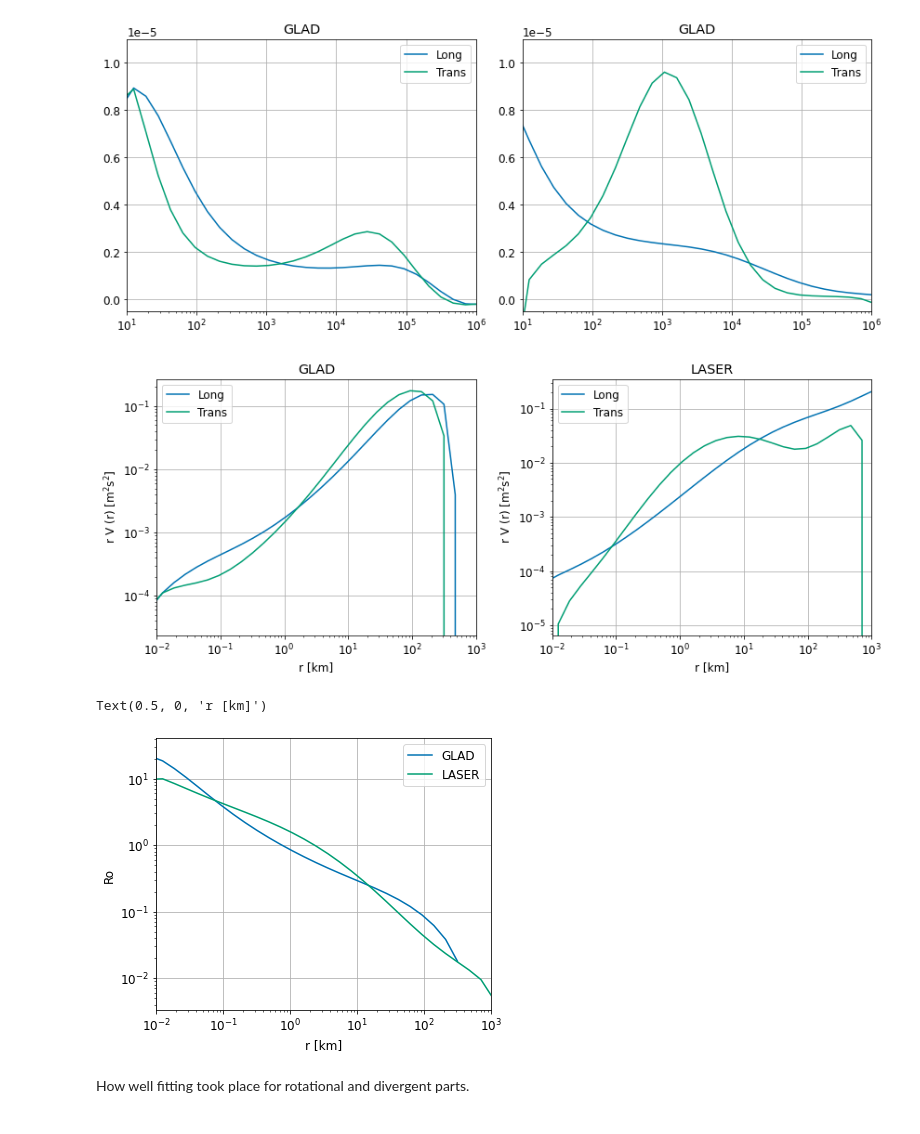
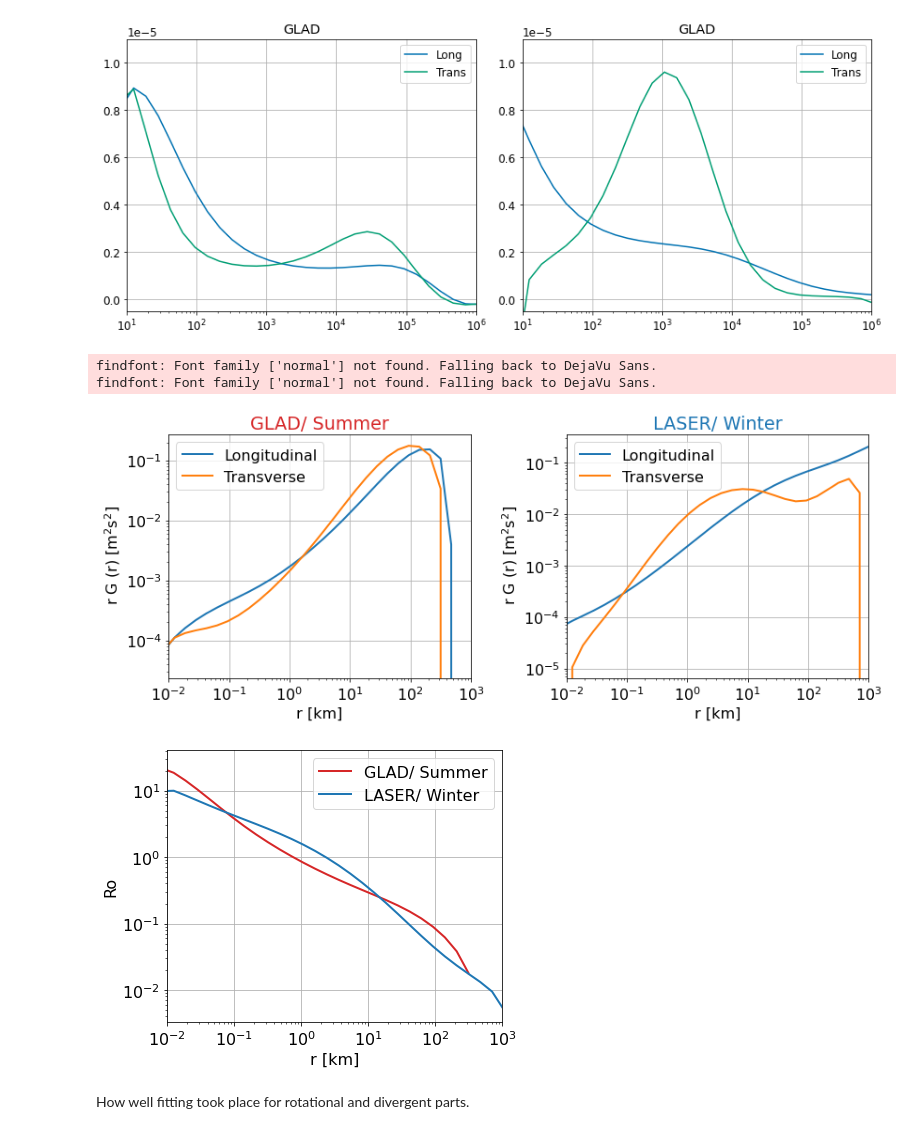
Before and after one commit to dhruvbalwada/SF3_to_KEflux, a Jupyter notebook: code/python_codes/signature_functions_GOM.ipynb, the cells around one changed output. Saved outputs shown, nothing was run; the diff lists cells and outputs as text; code cells hidden in the pictures.

```diff
--- a/code/python_codes/signature_functions_GOM.ipynb
+++ b/code/python_codes/signature_functions_GOM.ipynb
@@ -230,38 +236,40 @@ plt.tight_layout()
 # %%
 #r V(r)
 plt.figure(figsize=(12,5 ))
 
 
 plt.subplot(121)
-plt.plot(SF_GLAD['r']/1e3, SF_GLAD['r']*SF_GLAD['V_ll'], label='Long')
-plt.plot(SF_GLAD['r']/1e3, SF_GLAD['r']*SF_GLAD['V_tt'], label='Trans')
+plt.plot(SF_GLAD['r']/1e3, SF_GLAD['r']*SF_GLAD['V_ll'], label='Longitudinal', linewidth=2, color='tab:blue')
+plt.plot(SF_GLAD['r']/1e3, SF_GLAD['r']*SF_GLAD['V_tt'], label='Transverse', linewidth=2, color='tab:orange')
 plt.xscale('log')
 plt.yscale('log')
 #plt.ylim([-5e-7, 11e-6])
 plt.xlim([0.01, 1e3])
 plt.grid()
 plt.legend()
 plt.xlabel('r [km]')
-plt.ylabel(' r V (r) [m$^2$s$^2$]')
-plt.title('GLAD')
+plt.ylabel(' r G (r) [m$^2$s$^2$]')
+plt.title('GLAD/ Summer', color='tab:red')
 
 plt.subplot(122)
-plt.plot(SF_LASER['r']/1e3, SF_LASER['r']*SF_LASER['V_ll'], label='Long')
-plt.plot(SF_LASER['r']/1e3, SF_LASER['r']*SF_LASER['V_tt'], label='Trans')
+plt.plot(SF_LASER['r']/1e3, SF_LASER['r']*SF_LASER['V_ll'], label='Longitudinal', linewidth=2, color='tab:blue')
+plt.plot(SF_LASER['r']/1e3, SF_LASER['r']*SF_LASER['V_tt'], label='Transverse', linewidth=2, color='tab:orange')
 plt.xscale('log')
 plt.yscale('log')
 #plt.ylim([-5e-7, 11e-6])
 plt.xlim([0.01, 1e3])
 plt.grid()
 plt.legend()
-plt.title('LASER')
+plt.title('LASER/ Winter', color='tab:blue')
 plt.xlabel('r [km]')
-plt.ylabel(' r V (r) [m$^2$s$^2$]')
+plt.ylabel(' r G (r) [m$^2$s$^2$]')
 plt.tight_layout()
 
 plt.savefig('lon-tran_sig_func.pdf')
 # %% [output]
+findfont: Font family ['normal'] not found. Falling back to DejaVu Sans.
+findfont: Font family ['normal'] not found. Falling back to DejaVu Sans.
-[figure, old version]
+[figure, new version]
 # %%
 # Rossby number
 plt.figure(figsize=(6,5 ))
@@ -269,8 +277,10 @@ plt.figure(figsize=(6,5 ))
 f = 2 * (2*np.pi/24/3600) * np.sin(27*np.pi/180);
 
 #plt.subplot(121)
-plt.plot(SF_GLAD['r']/1e3, (SF_GLAD['r']*SF_GLAD['V_tot'])**0.5/f/SF_GLAD['r'], label='GLAD')
-plt.plot(SF_LASER['r']/1e3, (SF_GLAD['r']*SF_LASER['V_tot'])**0.5/f/SF_GLAD['r'], label='LASER')
+plt.plot(SF_GLAD['r']/1e3, (SF_GLAD['r']*SF_GLAD['V_tot'])**0.5/f/SF_GLAD['r'],
+         label='GLAD/ Summer', linewidth=2, color='tab:red')
+plt.plot(SF_LASER['r']/1e3, (SF_GLAD['r']*SF_LASER['V_tot'])**0.5/f/SF_GLAD['r'],
+         label='LASER/ Winter', linewidth=2, color='tab:blue')
 
 #plt.plot(SF_GLAD['r'], SF_GLAD['r']*SF_GLAD['V_tt'], label='Trans')
 plt.xscale('log')
@@ -282,10 +292,9 @@ plt.legend()
 plt.ylabel('Ro')
 plt.xlabel('r [km]')
 
-#plt.savefig('Ro_sig_funcs.pdf')
+plt.savefig('Ro_sig_funcs.pdf')
 # %% [output]
-Text(0.5, 0, 'r [km]')
-[figure, old version]
+[figure, new version]
 # %% [markdown]
 How well fitting took place for rotational and divergent parts.
 # %%
```
Also changed, not shown: parts of 4 cells of this notebook, 12 other files.
